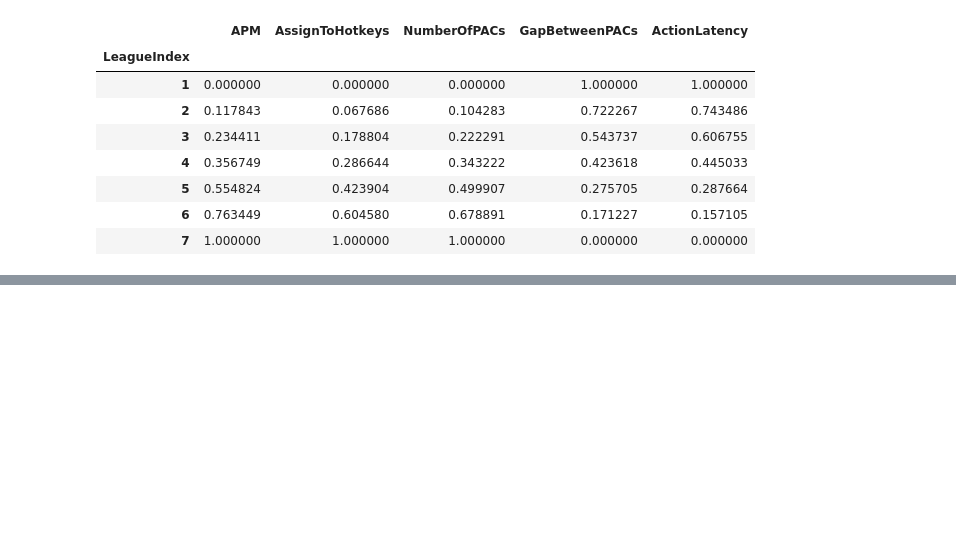
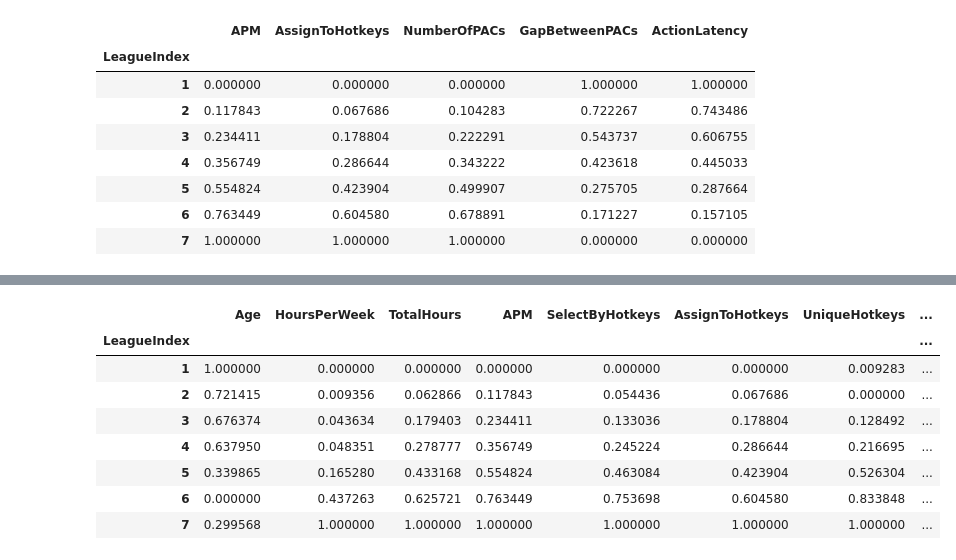
Before and after one commit to Mikhail-Naumov/SC2, a Jupyter notebook: SC2.ipynb, the cells around one changed output, grey strips where cells are left out. Cells and saved outputs as stored; diff of their text form; code cells hidden in the pictures; blank space fills up the shorter version.

```diff
--- a/SC2.ipynb
+++ b/SC2.ipynb
@@ -219,0 +207,12 @@ for row in range(0, len(df.index)):
+# %%
+League_means_scaled
+# %% [output]
+|  | Age | HoursPerWeek | TotalHours | APM | SelectByHotkeys | AssignToHotkeys | UniqueHotkeys | ... |
+| LeagueIndex |  |  |  |  |  |  |  | ... |
+| 1 | 1.000000 | 0.000000 | 0.000000 | 0.000000 | 0.000000 | 0.000000 | 0.009283 | ... |
+| 2 | 0.721415 | 0.009356 | 0.062866 | 0.117843 | 0.054436 | 0.067686 | 0.000000 | ... |
+| 3 | 0.676374 | 0.043634 | 0.179403 | 0.234411 | 0.133036 | 0.178804 | 0.128492 | ... |
+| 4 | 0.637950 | 0.048351 | 0.278777 | 0.356749 | 0.245224 | 0.286644 | 0.216695 | ... |
+| 5 | 0.339865 | 0.165280 | 0.433168 | 0.554824 | 0.463084 | 0.423904 | 0.526304 | ... |
+| 6 | 0.000000 | 0.437263 | 0.625721 | 0.763449 | 0.753698 | 0.604580 | 0.833848 | ... |
+| 7 | 0.299568 | 1.000000 | 1.000000 | 1.000000 | 1.000000 | 1.000000 | 1.000000 | ... |
```
Also changed, not shown: parts of 28 cells of this notebook.
